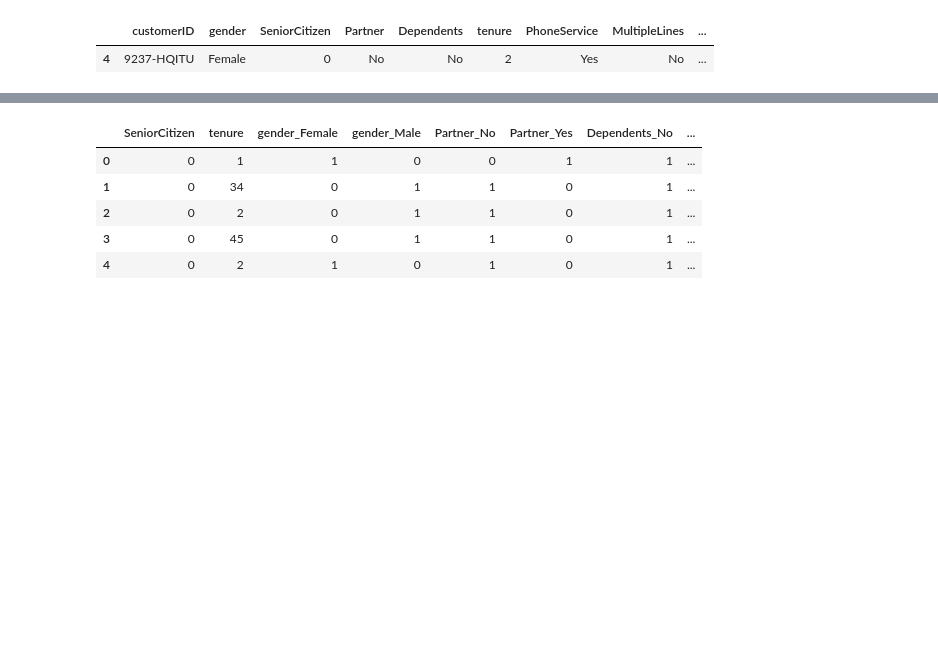
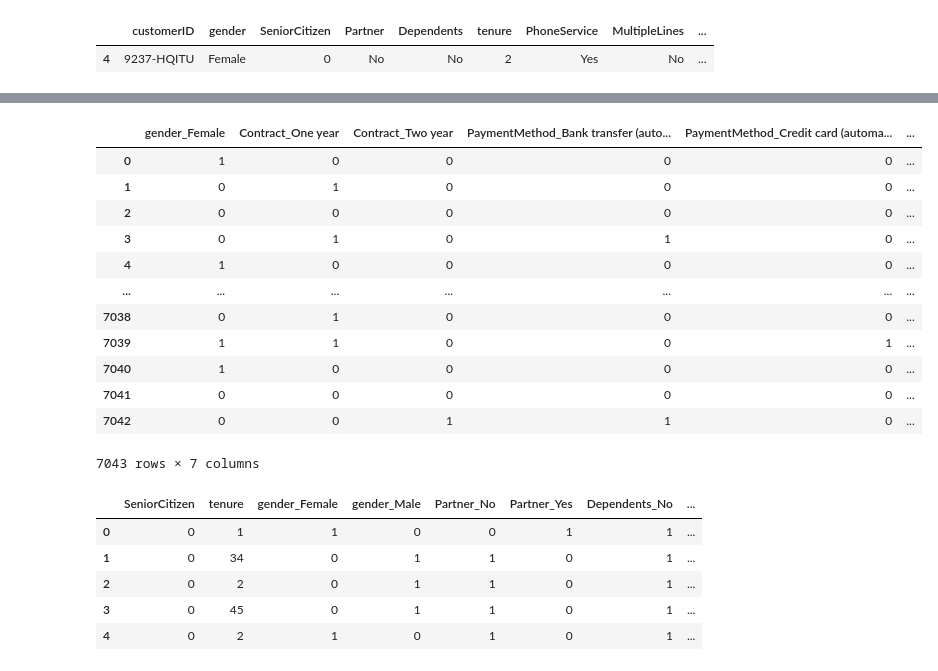
Before and after one commit to PadmajaVB/Cohort-Analysis, a Jupyter notebook: Code/TelcoCustomerChurn.ipynb, the cells around one changed output, grey strips where cells are left out. Drawn from its saved outputs; the diff is of its cells as text; code cells hidden in the pictures; blank space fills up the shorter version.

```diff
--- a/Code/TelcoCustomerChurn.ipynb
+++ b/Code/TelcoCustomerChurn.ipynb
@@ -33,3 +50,19 @@ len(df.groupby(['customerID']).sum())
+# %%
+temp[['gender_Female','Contract_One year','Contract_Two year','PaymentMethod_Bank transfer (automatic)','PaymentMethod_Credit card (automatic)','PaymentMethod_Electronic check','Churn_Yes']]
+# %% [output]
+|  | gender_Female | Contract_One year | Contract_Two year | PaymentMethod_Bank transfer (auto... | PaymentMethod_Credit card (automa... | ... |
+| 0 | 1 | 0 | 0 | 0 | 0 | ... |
+| 1 | 0 | 1 | 0 | 0 | 0 | ... |
+| 2 | 0 | 0 | 0 | 0 | 0 | ... |
+| 3 | 0 | 1 | 0 | 1 | 0 | ... |
+| 4 | 1 | 0 | 0 | 0 | 0 | ... |
+| ... | ... | ... | ... | ... | ... | ... |
+| 7038 | 0 | 1 | 0 | 0 | 0 | ... |
+| 7039 | 1 | 1 | 0 | 0 | 1 | ... |
+| 7040 | 1 | 0 | 0 | 0 | 0 | ... |
+| 7041 | 0 | 0 | 0 | 0 | 0 | ... |
+| 7042 | 0 | 0 | 1 | 1 | 0 | ... |
+7043 rows × 7 columns
 # %%
 dummies = pd.get_dummies(
     df[[ 'gender', 'SeniorCitizen', 'Partner', 'Dependents', 'tenure', 'PhoneService', 'MultipleLines', 'InternetService', 'OnlineSecurity', 'OnlineBackup', 'DeviceProtection', 'TechSupport', 'StreamingTV', 'StreamingMovies', 'Contract', 'PaperlessBilling', 'PaymentMethod', 'Churn' ]]
```
Also changed, not shown: parts of 18 cells of this notebook, 6 other files.
